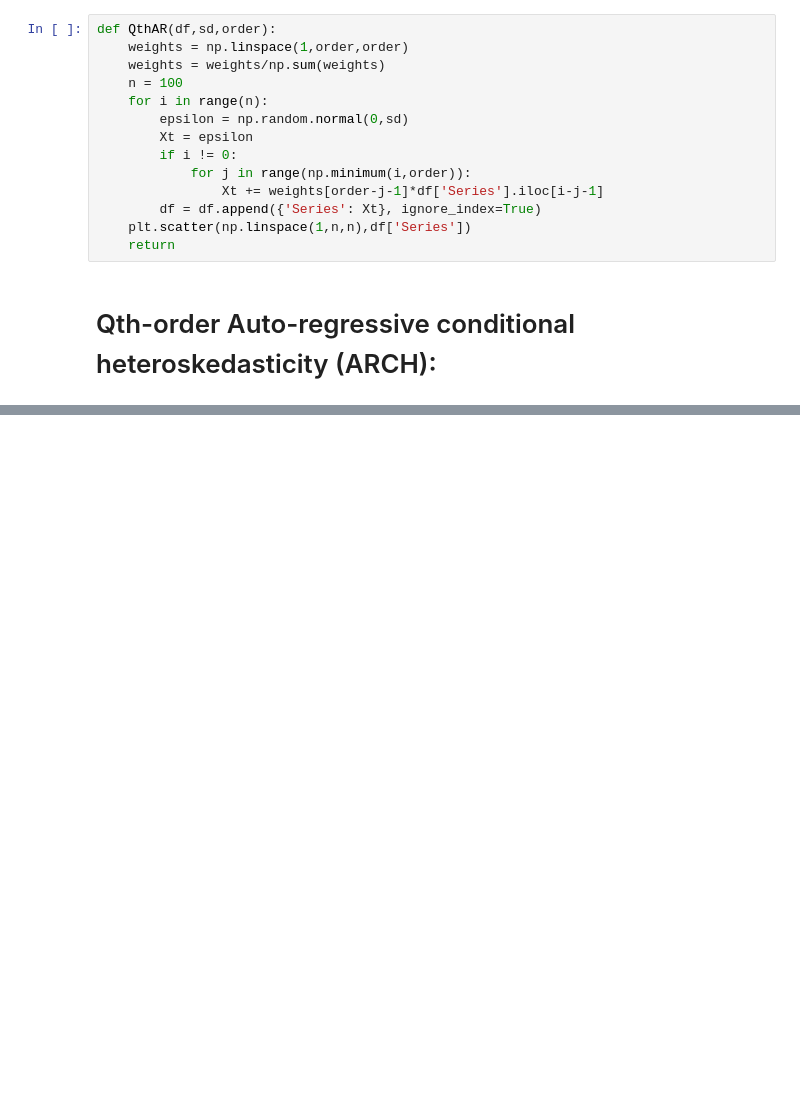
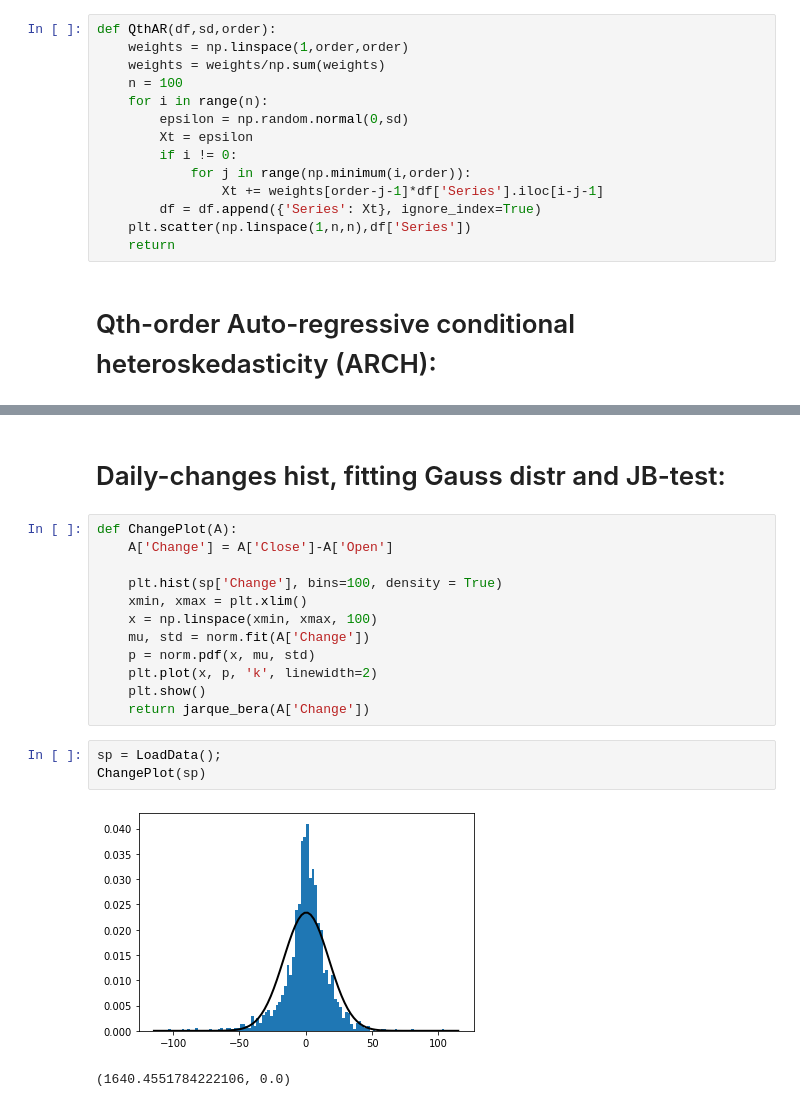
Before and after one commit to MaxdeBock/M2R, a Jupyter notebook: M2R code (python).ipynb, the cells around one changed output, grey strips where cells are left out. Drawn from its saved outputs; the diff is of its cells as text; blank space fills up the shorter version.

```diff
--- a/M2R code (python).ipynb
+++ b/M2R code (python).ipynb
@@ -166,0 +157,20 @@ QArch(df,0.1,20)
+# %% [markdown]
+# Daily-changes hist, fitting Gauss distr and JB-test:
+# %%
+def ChangePlot(A):
+    A['Change'] = A['Close']-A['Open']
+
+    plt.hist(sp['Change'], bins=100, density = True)
+    xmin, xmax = plt.xlim()
+    x = np.linspace(xmin, xmax, 100)
+    mu, std = norm.fit(A['Change'])
+    p = norm.pdf(x, mu, std)
+    plt.plot(x, p, 'k', linewidth=2)
+    plt.show()
+    return jarque_bera(A['Change'])
+# %%
+sp = LoadData();
+ChangePlot(sp)
+# %% [output]
+[figure, added]
+(1640.4551784222106, 0.0)
```
Also changed, not shown: parts of 6 cells of this notebook.
